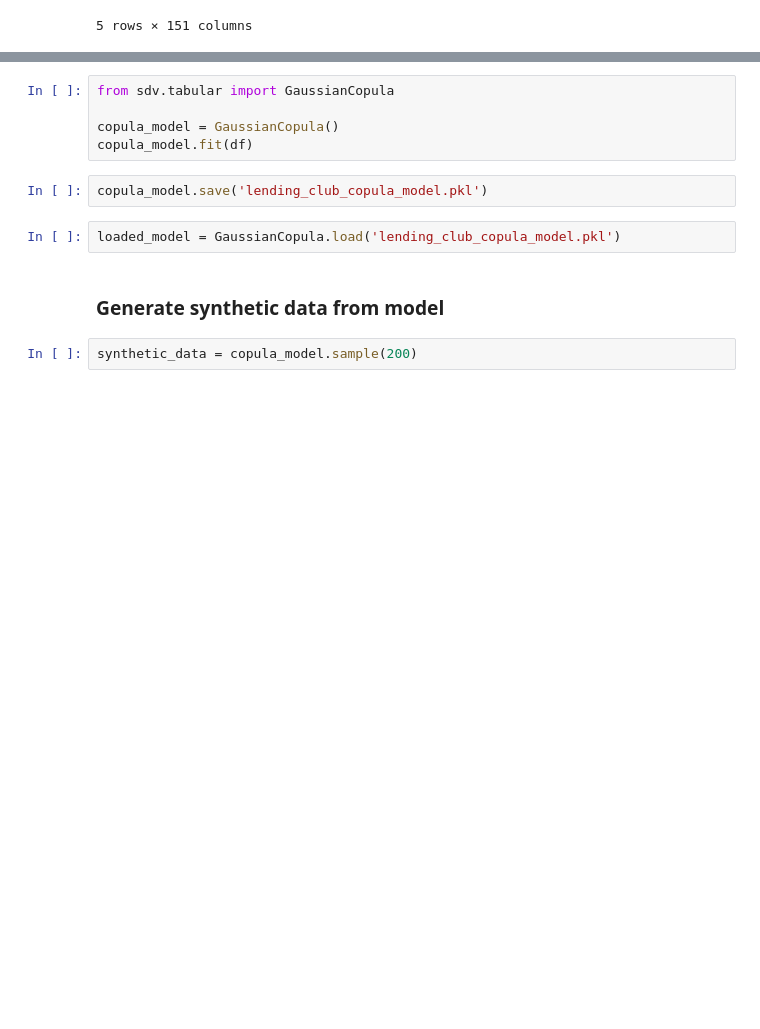
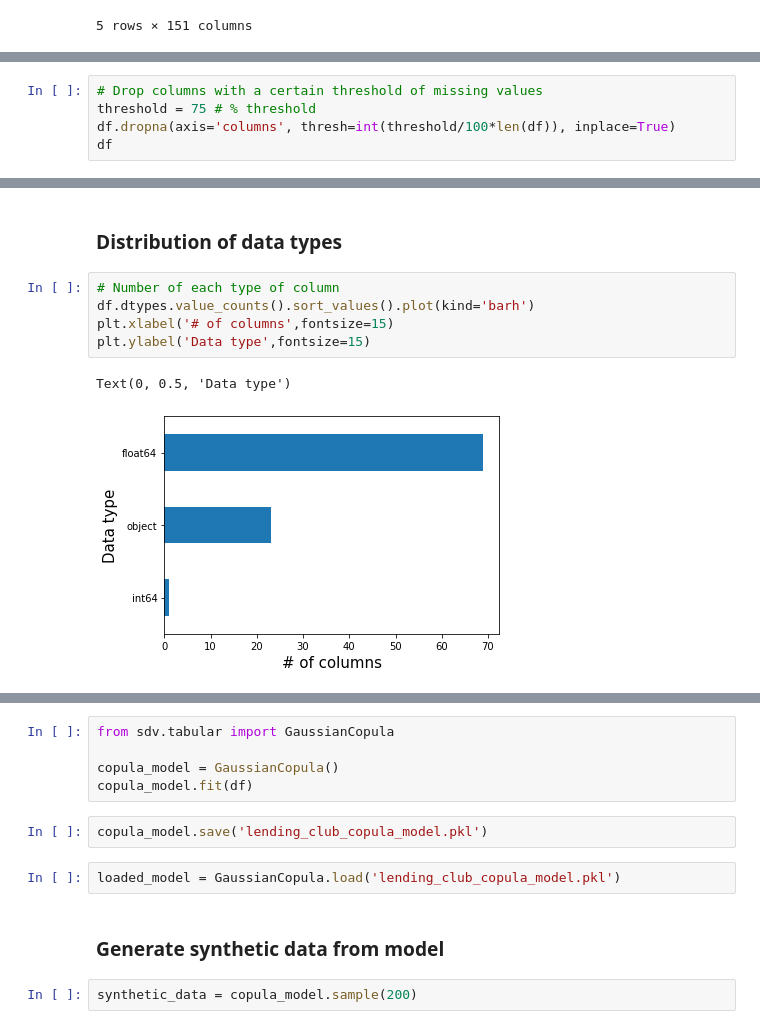
Before and after one commit to dmtrinh/SyntheticData, a Jupyter notebook: SDV.ipynb, the cells around one changed output, grey strips where cells are left out. Cells and saved outputs as stored; diff of their text form; blank space fills up the shorter version.

Commit message:
Added data prep to SDV notebook

```diff
--- a/SDV.ipynb
+++ b/SDV.ipynb
@@ -50,0 +72,5 @@ Index(['id', 'member_id', 'loan_amnt', 'funded_amnt', 'funded_amnt_inv',
+# %%
+# Drop columns with a certain threshold of missing values
+threshold = 75 # % threshold
+df.dropna(axis='columns', thresh=int(threshold/100*len(df)), inplace=True)
+df
@@ -50,0 +91,10 @@ Index(['id', 'member_id', 'loan_amnt', 'funded_amnt', 'funded_amnt_inv',
+# %% [markdown]
+### Distribution of data types
+# %%
+# Number of each type of column
+df.dtypes.value_counts().sort_values().plot(kind='barh')
+plt.xlabel('# of columns',fontsize=15)
+plt.ylabel('Data type',fontsize=15)
+# %% [output]
+Text(0, 0.5, 'Data type')
+[figure, added]
```
Also changed, not shown: parts of 24 cells of this notebook.
